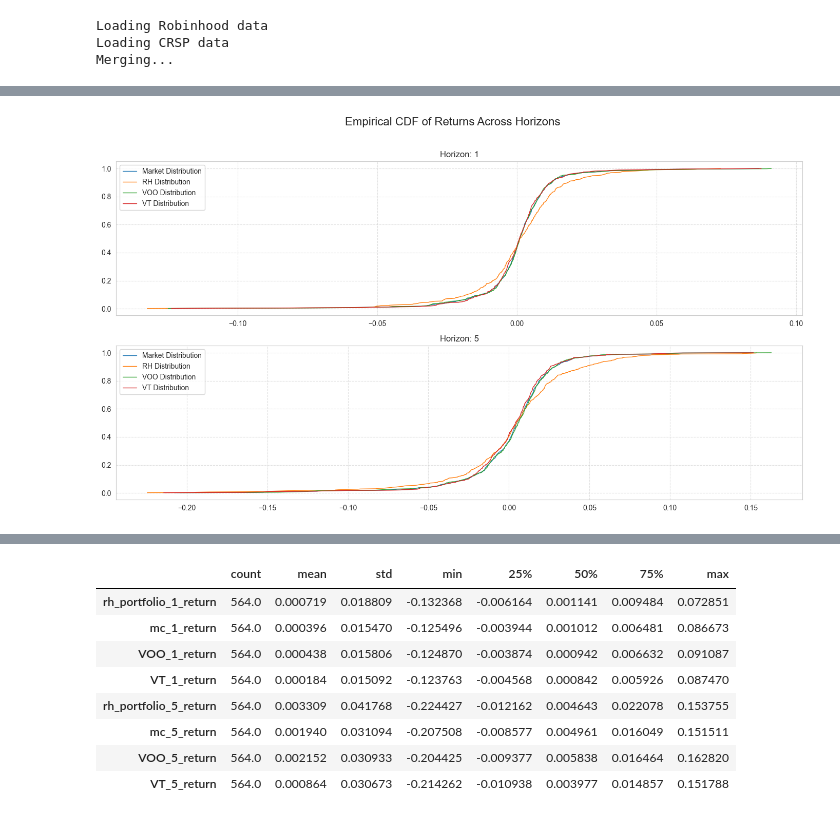
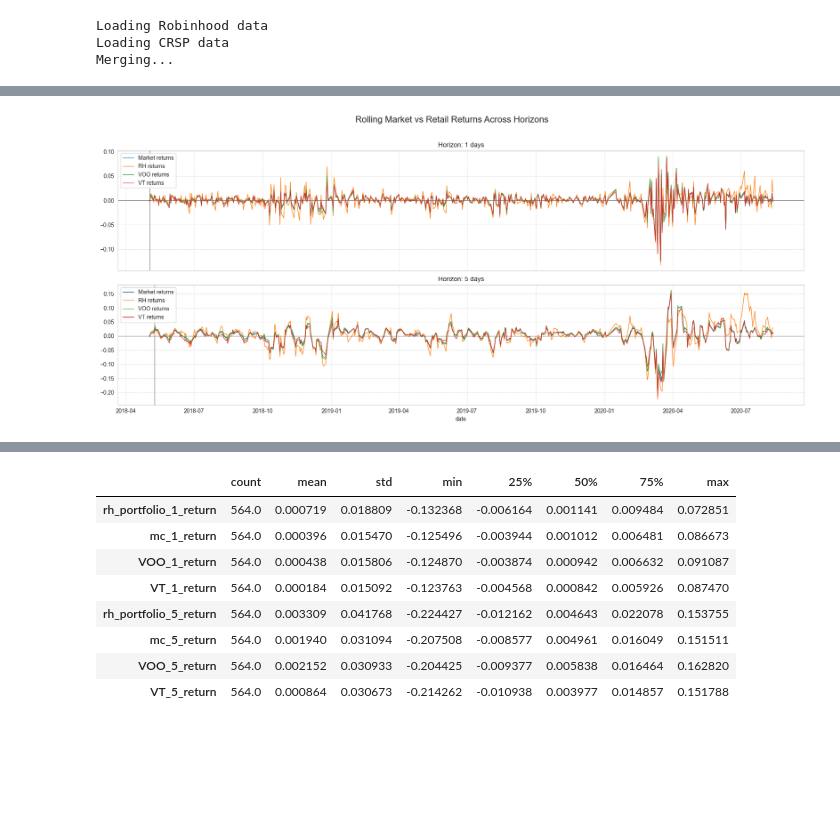
Before and after one commit to FedericoCortesi/Robinhood_data, a Jupyter notebook: notebooks/test.ipynb, the cells around one changed output, grey strips where cells are left out. Cells and saved outputs as stored; diff of their text form; code cells hidden in the pictures; blank space fills up the shorter version.

```diff
--- a/notebooks/test.ipynb
+++ b/notebooks/test.ipynb
@@ -700,4 +696,4 @@ an.plot_returns_kdes(returns_kwargs={"horizons":[1, 5], "start_date":None, "cumu
-# %%
-an.plot_returns_cdfs(returns_kwargs={"horizons":[1, 5], "start_date":None, "cumulative":False})
-# %% [output]
-[figure, removed]
+# %%
+an.plot_returns_timeseries()
+# %% [output]
+[figure, added]
```
Also changed, not shown: parts of 16 cells of this notebook, 55 other files.
